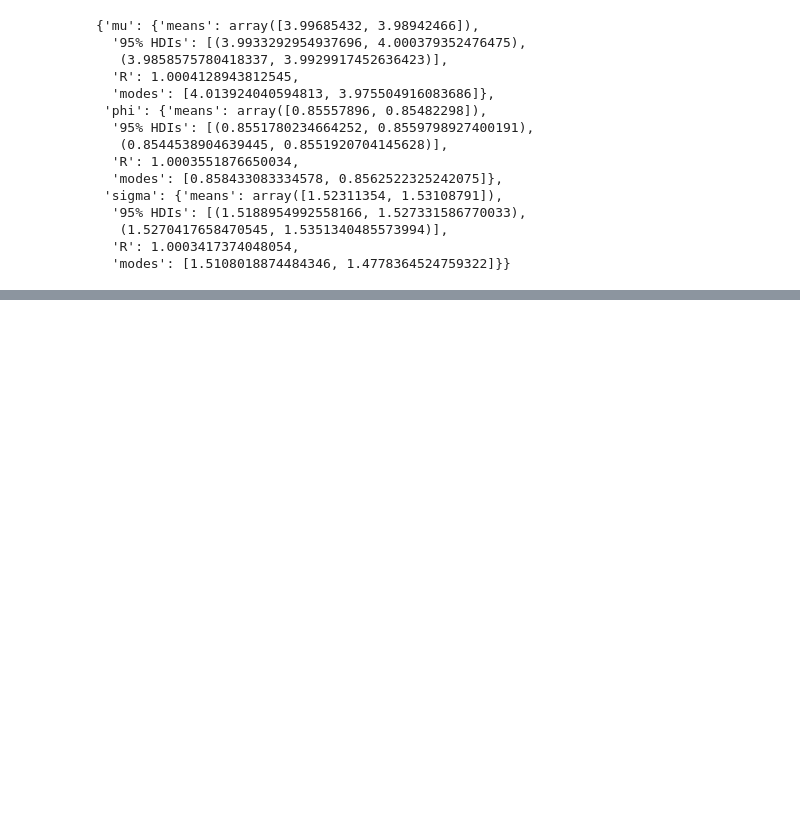
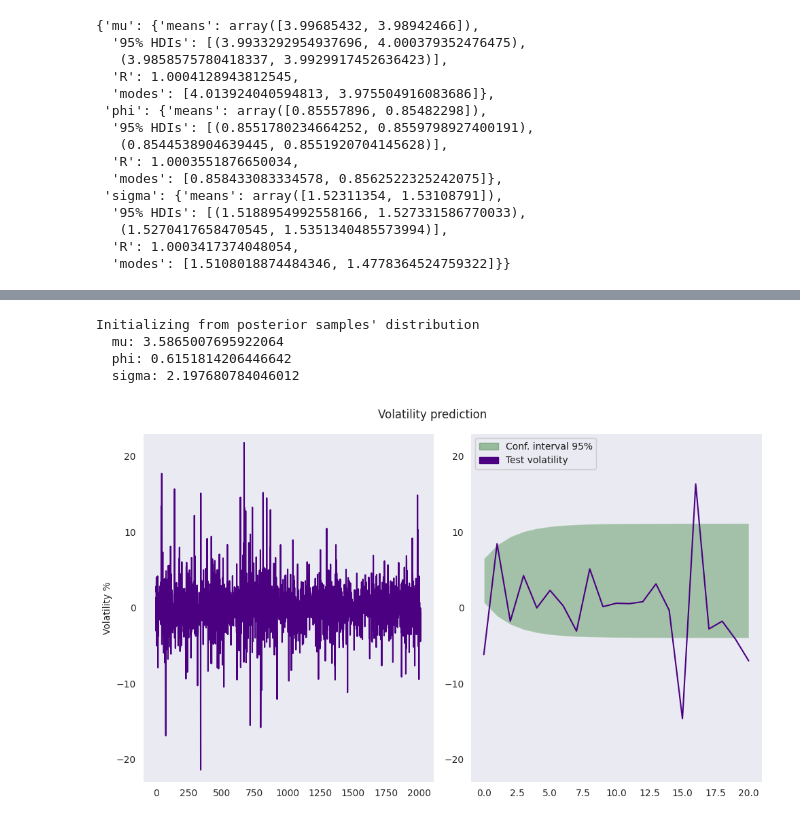
Before and after one commit to spradha1/LeuphanaAssignments, a Jupyter notebook: ProbabilisticModelling/Paper/SVmodel_mit_real_data.ipynb, the cells around one changed output, grey strips where cells are left out. Saved outputs shown, nothing was run; the diff lists cells and outputs as text; code cells hidden in the pictures; blank space fills up the shorter version.

```diff
--- a/ProbabilisticModelling/Paper/SVmodel_mit_real_data.ipynb
+++ b/ProbabilisticModelling/Paper/SVmodel_mit_real_data.ipynb
@@ -531,0 +688,3 @@ plot_samples(_sim_sample_chains, parameters)
+# %%
+fut_posterior_info = extract_posterior_data(sample_chains=fut_samples, parameters=parameters)
+fut_posterior_info
@@ -531,0 +712,13 @@ plot_samples(_sim_sample_chains, parameters)
+# %%
+_fut_mlv=fut_posterior_info['mu']['modes'][0]
+_fut_per=fut_posterior_info['phi']['modes'][0]
+_fut_ss=fut_posterior_info['sigma']['modes'][0]
+print(f'''Initializing from posterior samples' distribution
+  mu: {_fut_mlv}
+  phi: {_fut_per}
+  sigma: {_fut_ss}''')
+# %% [output]
+Initializing from posterior samples' distribution
+  mu: 3.5865007695922064
+  phi: 0.6151814206446642
+  sigma: 2.197680784046012
@@ -531,0 +748,28 @@ plot_samples(_sim_sample_chains, parameters)
+# %%
+# mode of posterior mu to be picked as initial volatility
+fut_preds = gen_pred_bounds(mu=_fut_mlv, phi=_fut_per, sigma=_fut_ss, ivol=_fut_mlv, n=len(fut_test_returns) )
+
+# plot prediction area with actual volatility values
+fig, axs = plt.subplots(1, 2, figsize=(10, 6))
+
+sns.lineplot(data=fut_train_returns, ax=axs[0], color='indigo')
+axs[0].set_ylim(-23, 23)
+axs[0].set(ylabel='Volatility %')
+
+sns.lineplot(data=fut_test_returns, ax=axs[1], color='indigo')
+axs[1].fill_between(range(len(fut_test_returns)), fut_preds[0], fut_preds[1], facecolor='darkgreen', alpha=0.3)
+axs[1].set_ylim(-23, 23)
+
+patch1 = mpatches.Patch(color='darkgreen', label='Conf. interval 95%', alpha=0.3)
+patch2 = mpatches.Patch(color='indigo', label='Test volatility')
+
+# Create the legend with custom elements
+legend = axs[1].legend(handles=[patch1, patch2], loc='upper left')
+
+# Add the legend to the axes
+axs[1].add_artist(legend)
+
+fig.suptitle('Volatility prediction')
+plt.tight_layout()
+# %% [output]
+[figure, added]
```
Also changed, not shown: parts of 25 cells of this notebook, 2 other files.
